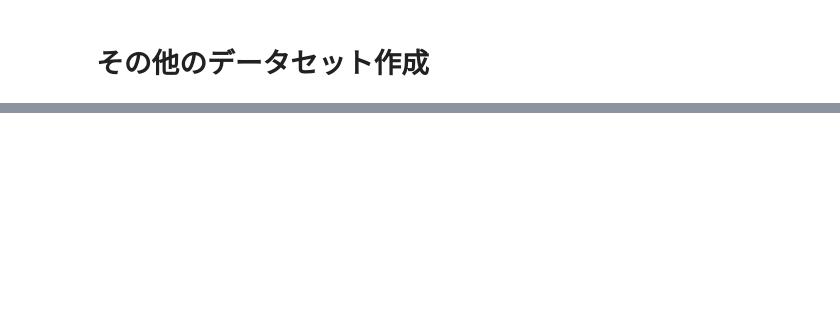
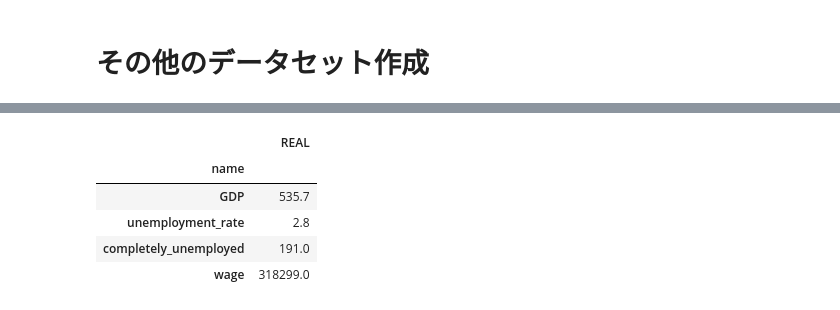
Before and after one commit to sugiyama404/DecideBudgetFromWalras, a Jupyter notebook: make_dataset/MAKE_CSV_MONETTALYBASE_BY_YEAY.ipynb, the cells around one changed output, grey strips where cells are left out. Saved outputs shown, nothing was run; the diff lists cells and outputs as text; code cells hidden in the pictures; blank space fills up the shorter version.

```diff
--- a/make_dataset/MAKE_CSV_MONETTALYBASE_BY_YEAY.ipynb
+++ b/make_dataset/MAKE_CSV_MONETTALYBASE_BY_YEAY.ipynb
@@ -63,0 +99,22 @@ mb
+# %%
+df2 = dfy[(dfy.index == 2020)].values
+mb = df2[0][0]
+mb
+
+data = {
+  'name': ['GDP','unemployment_rate','completely_unemployed','wage'],
+  'REAL': [535.7,2.8,191,318299],
+}
+
+df_basic_2 = pd.DataFrame(data = data)
+df_basic_2 = df_basic_2.set_index('name', drop=False)
+df_basic_2 = df_basic_2.drop(['name'], axis=1)
+df_basic_2.to_csv(save_path3, sep=",")
+df_basic_2
+# %% [output]
+|  | REAL |
+| name |  |
+| GDP | 535.7 |
+| unemployment_rate | 2.8 |
+| completely_unemployed | 191.0 |
+| wage | 318299.0 |
```
Also changed, not shown: parts of 5 cells of this notebook.
